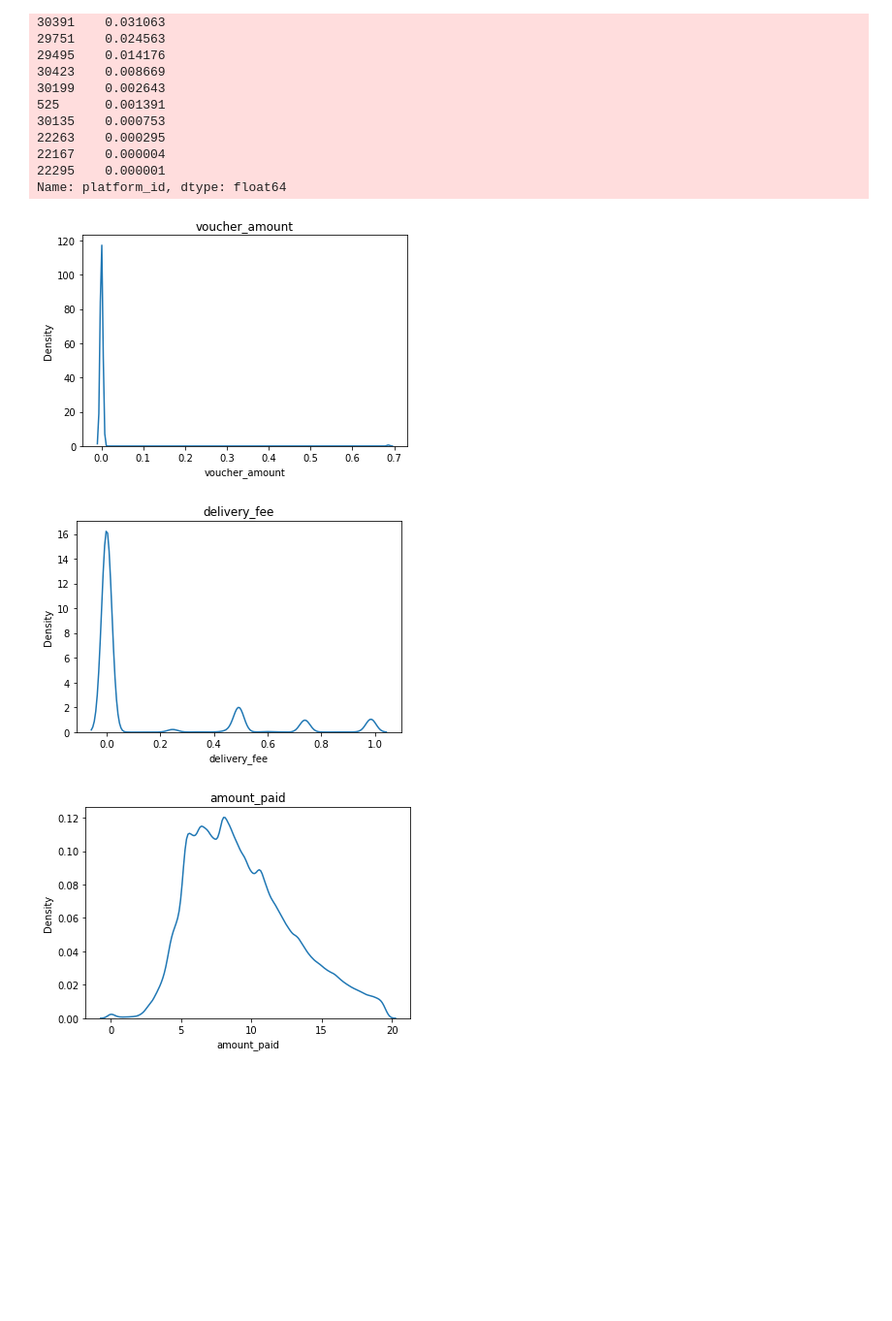
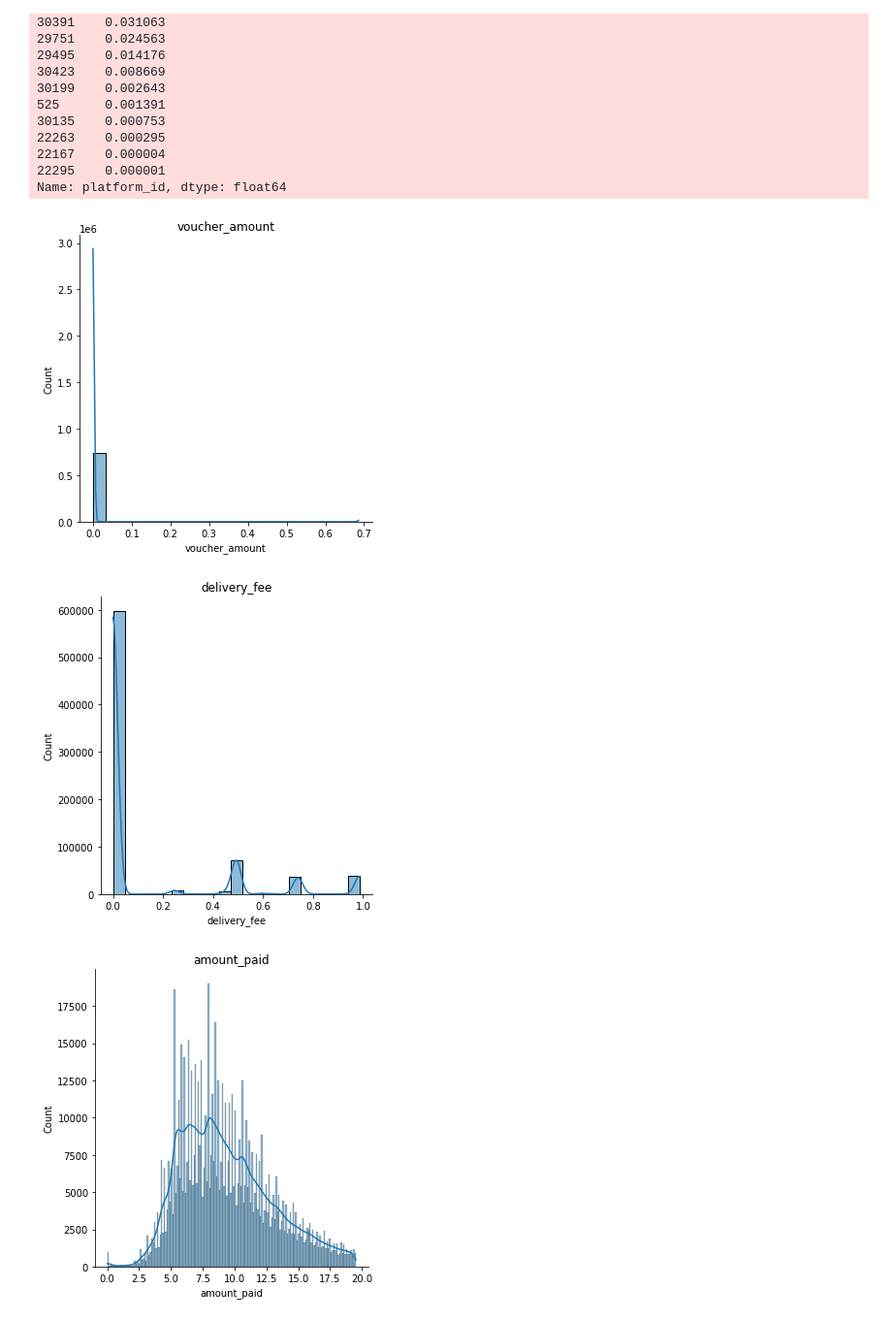
Before and after one commit to mbaddar1/task012021, a Jupyter notebook: nb/Churn-Prediction.ipynb, the cells around one changed output. Shown at 97% size. Saved outputs shown, nothing was run; the diff lists cells and outputs as text; code cells hidden in the pictures; blank space fills up the shorter version.

```diff
--- a/nb/Churn-Prediction.ipynb
+++ b/nb/Churn-Prediction.ipynb
@@ -48,3 +42,6 @@ labeled_df.head()
 # %%
-orders_df.hist(column=['order_hour','is_failed','city_id','payment_id','platform_id','customer_order_rank','restaurant_id','transmission_id'])
+columns=['order_hour','is_failed','city_id','payment_id','platform_id','customer_order_rank','restaurant_id','transmission_id']
+for col in columns:
+    plt.figure()
+    sns.displot(orders_df[col],bins=20)
 # %% [output]
@@ -62,8 +62,3 @@ array([[<AxesSubplot:title={'center':'order_hour'}>,
 Take aways
 1. is_failed is heavily biased to 0
 2. There is on dominant platfrom_ids
-# %%
-# analyzing the "count" for _id like columns to assess the feasibility of hot encoding
-for col in ['city_id','payment_id','platform_id','restaurant_id','transmission_id']:
-    logger.info(f'For columns = {col}..')
-    logger.info(f"""unique values = {len(orders_df[col].unique())}""")
@@ -80,0 +65,5 @@ INFO:Main_Churn_Perdictors:unique values = 10
+# %%
+# analyzing the "count" for categorical columns to assess the feasibility of hot encoding
+for col in columns:
+    logger.info(f'For columns = {col}..')
+    logger.info(f"""unique values = {len(orders_df[col].unique())}""")
@@ -107,25 +113,26 @@ Name: platform_id, dtype: float64
 # %%
 # KDE to plot continous variables
 # function to plot given columns
 # focus only on continous variables, as discreate have been analyzed via hist function
 
 def kde_batch_numeric(df,columns,q=1):
     """
     df: dataframe to plot
     columns: specific columns
     q: filtering thershold based on quantiles
     """
     for col in columns:
         if isinstance(df[col][0],(float,int)):
             val_q = np.quantile(a=df[col],q=q)
             filtered_data = df[col][df[col]<=val_q]
-            sns.kdeplot(filtered_data).set_title(col)
+            sns.displot(filtered_data,kde=True)
+            plt.title(col)
             plt.show()
         else:
             raise ValueError(f'Column {col} is not float or int')
 
 kde_batch_numeric(df=orders_df,columns=['voucher_amount','delivery_fee','amount_paid'],q=0.95)
 # %% [output]
-[figure, old version]
+[figure, new version]
-[figure, old version]
+[figure, new version]
-[figure, old version]
+[figure, new version]
```
Also changed, not shown: parts of 28 cells of this notebook.
